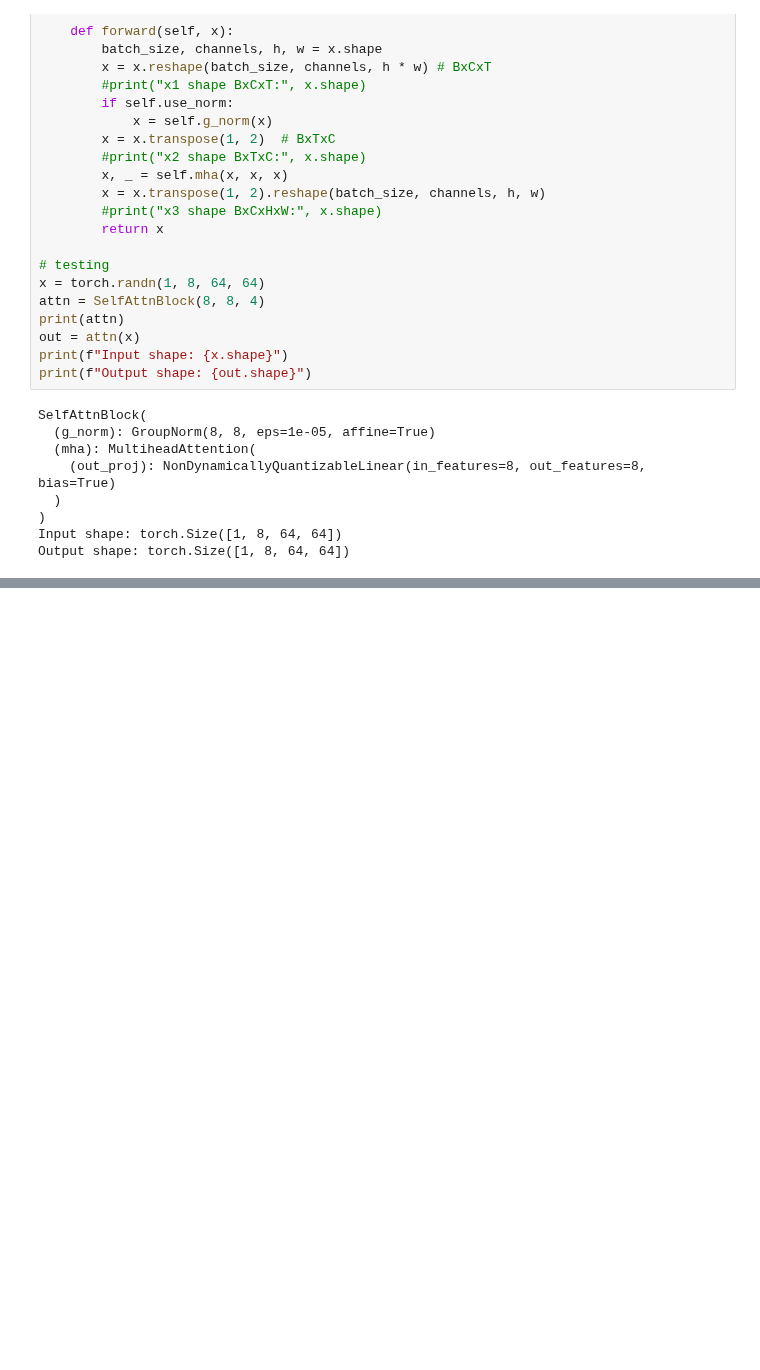
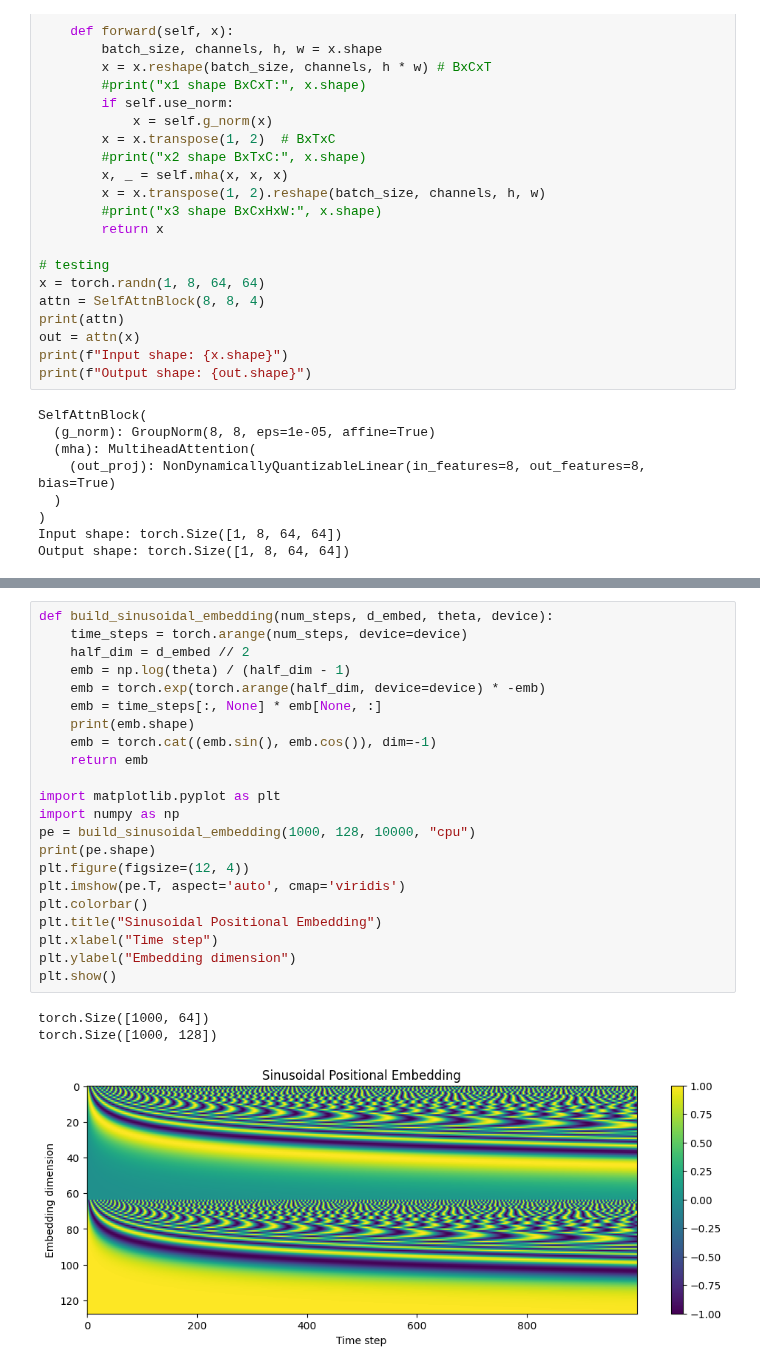
Before and after one commit to PyML-studio/diffusion, a Jupyter notebook: ddpm_from_scratch/ddpm_from_scratch.ipynb, the cells around one changed output, grey strips where cells are left out. Cells and saved outputs as stored; diff of their text form; blank space fills up the shorter version.

Commit message:
DDPM from scratch: sinusoidal position embedding

```diff
--- a/ddpm_from_scratch/ddpm_from_scratch.ipynb
+++ b/ddpm_from_scratch/ddpm_from_scratch.ipynb
@@ -214,0 +224,26 @@ Output shape: torch.Size([1, 8, 64, 64])
+# %%
+def build_sinusoidal_embedding(num_steps, d_embed, theta, device):
+    time_steps = torch.arange(num_steps, device=device)
+    half_dim = d_embed // 2
+    emb = np.log(theta) / (half_dim - 1)
+    emb = torch.exp(torch.arange(half_dim, device=device) * -emb)
+    emb = time_steps[:, None] * emb[None, :]
+    print(emb.shape)
+    emb = torch.cat((emb.sin(), emb.cos()), dim=-1)
+    return emb
+
+import matplotlib.pyplot as plt
+import numpy as np
+pe = build_sinusoidal_embedding(1000, 128, 10000, "cpu")
+print(pe.shape)
+plt.figure(figsize=(12, 4))
+plt.imshow(pe.T, aspect='auto', cmap='viridis')
+plt.colorbar()
+plt.title("Sinusoidal Positional Embedding")
+plt.xlabel("Time step")
+plt.ylabel("Embedding dimension")
+plt.show()
+# %% [output]
+torch.Size([1000, 64])
+torch.Size([1000, 128])
+[figure, added]
```
Also changed, not shown: parts of 2 cells of this notebook.
